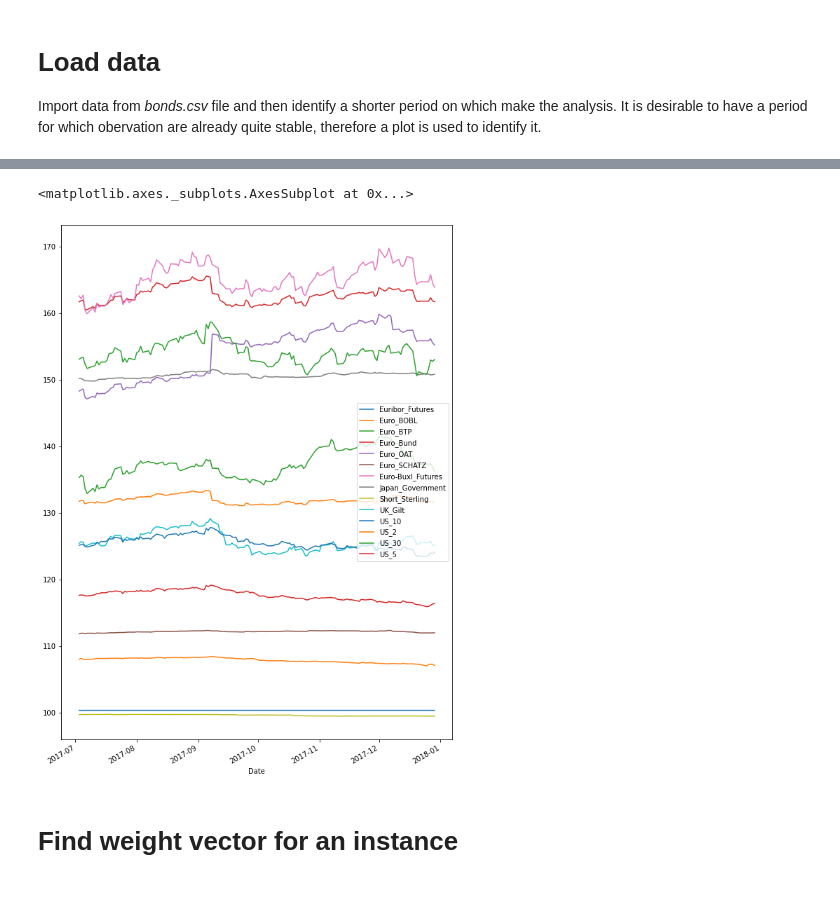
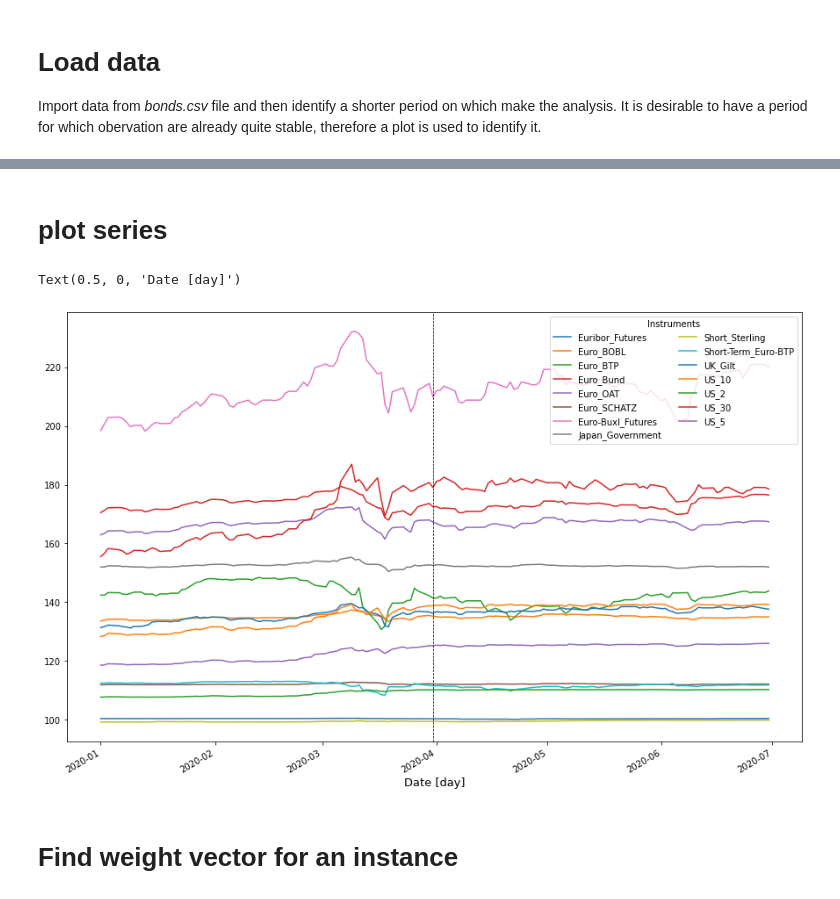
Before and after one commit to scikibu/Two-step-optimization-paper, a Jupyter notebook: Optimization.ipynb, the cells around one changed output, grey strips where cells are left out. Drawn from its saved outputs; the diff is of its cells as text; code cells hidden in the pictures.

```diff
--- a/Optimization.ipynb
+++ b/Optimization.ipynb
@@ -47,10 +45,18 @@ bonds.plot(figsize=(15,10))
-# %%
-# From the plot above I've identified a shorter period with a quite stable situation
-
-bonds['2017-07':'2017-12'].plot(figsize=(10,15))
-# %% [output]
-<matplotlib.axes._subplots.AxesSubplot at 0x...>
-[figure, removed]
+# %% [markdown]
+# plot series
+# %%
+in_sample=slice("2020-01-01", "2020-03-31")
+out_sample=slice("2020-04-01", "2020-06-30")
+
+# From the plot above I've identified a shorter period with a quite stable situation
+fig, ax = plt.subplots(1, 1, figsize=(15, 10))
+bonds[in_sample.start:out_sample.stop].plot(ax=ax)
+ax.axvline(in_sample.stop, color="black", linestyle="--", linewidth=0.75)
+ax.legend(loc="best", title="Instruments", ncol=2)
+ax.set_xlabel("Date [day]", fontsize=14)
+# %% [output]
+Text(0.5, 0, 'Date [day]')
+[figure, added]
 # %%
 bonds_in = bonds['2017-07':'2017-09'] #Q3 of 2017
 bonds_out = bonds['2017-11':'2017-12'] #Q4 0f 2017
```
Also changed, not shown: parts of 3 cells of this notebook, 1 other file.
